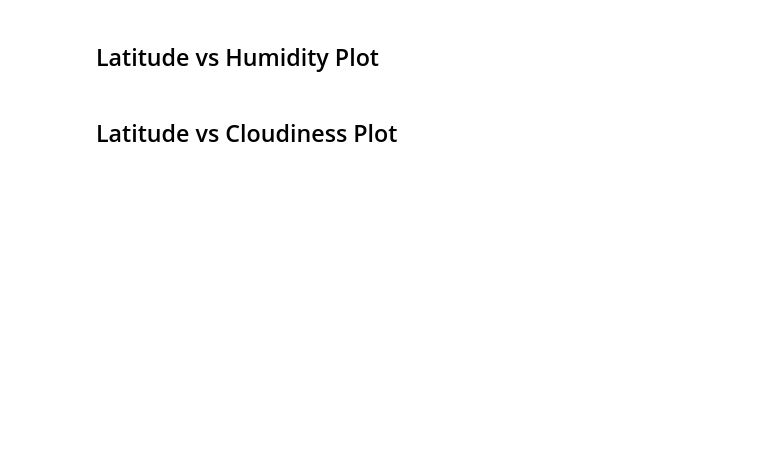
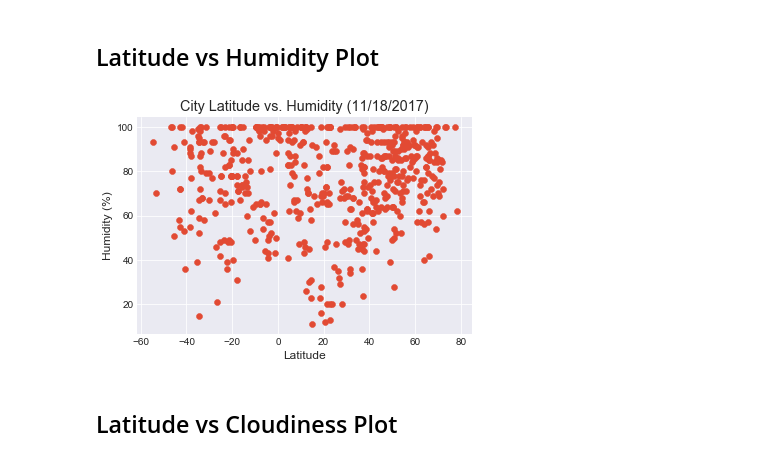
Before and after one commit to ashleyna94/python_apis-challenge, a Jupyter notebook: WeatherPy/WeatherPy.ipynb, the cells around one changed output. Cells and saved outputs as stored; diff of their text form; code cells hidden in the pictures; blank space fills up the shorter version.

```diff
--- a/WeatherPy/WeatherPy.ipynb
+++ b/WeatherPy/WeatherPy.ipynb
@@ -207,4 +159,13 @@ city_data_pd.head(10)
 # %% [markdown]
 ## Latitude vs Humidity Plot
+# %%
+plt.scatter(city_data_pd["Lat"], city_data_pd["Humidity"], marker="o")
+plt.title("City Latitude vs. Humidity (11/18/2017)")
+plt.xlabel("Latitude")
+plt.ylabel("Humidity (%)")
+plt.grid()
+plt.show()
+# %% [output]
+[figure, added]
 # %% [markdown]
 ## Latitude vs Cloudiness Plot
```
Also changed, not shown: parts of 11 cells of this notebook, 1 other file.
